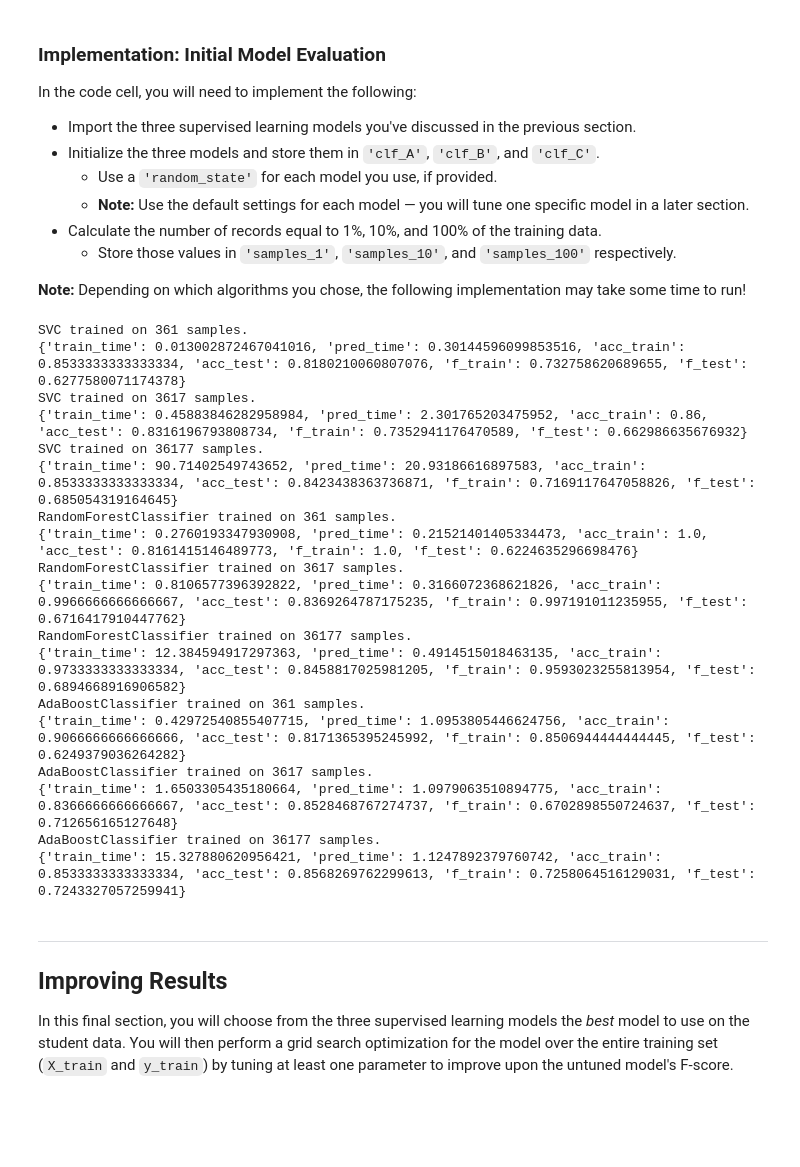
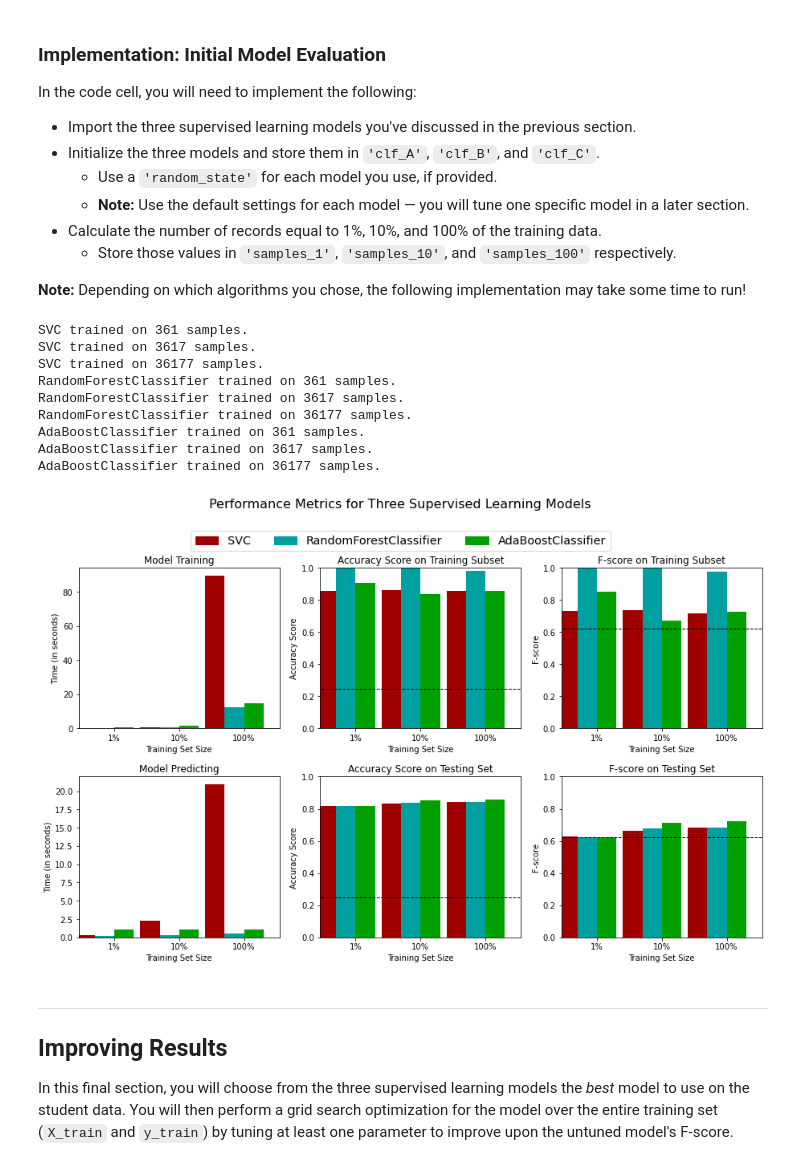
Before and after one commit to hkawanishi/cd0025-supervised-learning, a Jupyter notebook: finding_donors/finding_donors.ipynb, the cells around one changed output. Cells and saved outputs as stored; diff of their text form; code cells hidden in the pictures; blank space fills up the shorter version.

```diff
--- a/finding_donors/finding_donors.ipynb
+++ b/finding_donors/finding_donors.ipynb
@@ -473,43 +473,38 @@ clf_C = AdaBoostClassifier(n_estimators=300, learning_rate=0.2)
 # TODO: Calculate the number of samples for 1%, 10%, and 100% of the training data
 # HINT: samples_100 is the entire training set i.e. len(y_train)
 # HINT: samples_10 is 10% of samples_100 (ensure to set the count of the values to be `int` and not `float`)
 # HINT: samples_1 is 1% of samples_100 (ensure to set the count of the values to be `int` and not `float`)
 samples_100 = len(y_train)
 samples_10 = int(0.1*len(y_train))
 samples_1 = int(0.01*len(y_train))
 
 #print(samples_100)
 #print(samples_10)
 #print(samples_1)
 
 # Collect results on the learners
 results = {}
 for clf in [clf_A, clf_B, clf_C]:
     clf_name = clf.__class__.__name__
     results[clf_name] = {}
     for i, samples in enumerate([samples_1, samples_10, samples_100]):
         results[clf_name][i] = \
         train_predict(clf, samples, X_train, y_train, X_test, y_test)
-        print(results[clf_name][i])
+        #print(results[clf_name][i])
+
+# Run metrics visualization for the three supervised learning models chosen
+vs.evaluate(results, accuracy, fscore)
 # %% [output]
 SVC trained on 361 samples.
-{'train_time': 0.013002872467041016, 'pred_time': 0.30144596099853516, 'acc_train': 0.8533333333333334, 'acc_test': 0.8180210060807076, 'f_train': 0.732758620689655, 'f_test': 0.6277580071174378}
 SVC trained on 3617 samples.
-{'train_time': 0.45883846282958984, 'pred_time': 2.301765203475952, 'acc_train': 0.86, 'acc_test': 0.8316196793808734, 'f_train': 0.7352941176470589, 'f_test': 0.662986635676932}
 SVC trained on 36177 samples.
-{'train_time': 90.71402549743652, 'pred_time': 20.93186616897583, 'acc_train': 0.8533333333333334, 'acc_test': 0.8423438363736871, 'f_train': 0.7169117647058826, 'f_test': 0.685054319164645}
 RandomForestClassifier trained on 361 samples.
-{'train_time': 0.2760193347930908, 'pred_time': 0.21521401405334473, 'acc_train': 1.0, 'acc_test': 0.8161415146489773, 'f_train': 1.0, 'f_test': 0.6224635296698476}
 RandomForestClassifier trained on 3617 samples.
-{'train_time': 0.8106577396392822, 'pred_time': 0.3166072368621826, 'acc_train': 0.9966666666666667, 'acc_test': 0.8369264787175235, 'f_train': 0.997191011235955, 'f_test': 0.6716417910447762}
 RandomForestClassifier trained on 36177 samples.
-{'train_time': 12.384594917297363, 'pred_time': 0.4914515018463135, 'acc_train': 0.9733333333333334, 'acc_test': 0.8458817025981205, 'f_train': 0.9593023255813954, 'f_test': 0.6894668916906582}
 AdaBoostClassifier trained on 361 samples.
-{'train_time': 0.42972540855407715, 'pred_time': 1.0953805446624756, 'acc_train': 0.9066666666666666, 'acc_test': 0.8171365395245992, 'f_train': 0.8506944444444445, 'f_test': 0.6249379036264282}
 AdaBoostClassifier trained on 3617 samples.
-{'train_time': 1.6503305435180664, 'pred_time': 1.0979063510894775, 'acc_train': 0.8366666666666667, 'acc_test': 0.8528468767274737, 'f_train': 0.6702898550724637, 'f_test': 0.712656165127648}
 AdaBoostClassifier trained on 36177 samples.
-{'train_time': 15.327880620956421, 'pred_time': 1.1247892379760742, 'acc_train': 0.8533333333333334, 'acc_test': 0.8568269762299613, 'f_train': 0.7258064516129031, 'f_test': 0.7243327057259941}
+[figure, added]
 # %% [markdown]
 ----
 ## Improving Results
```
